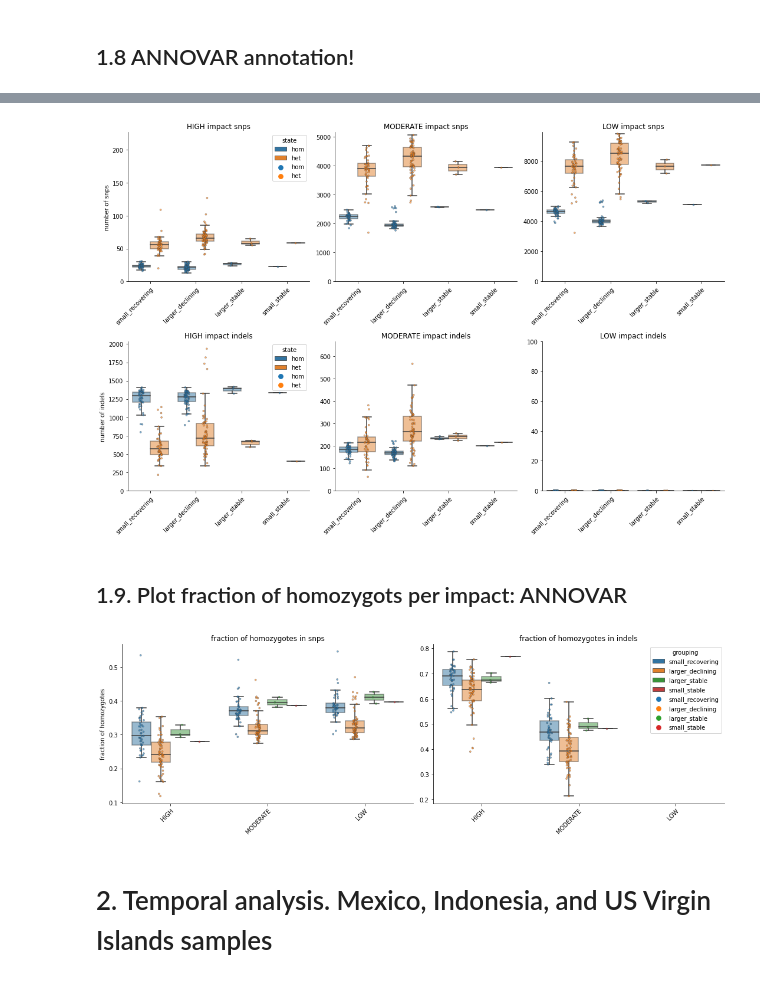
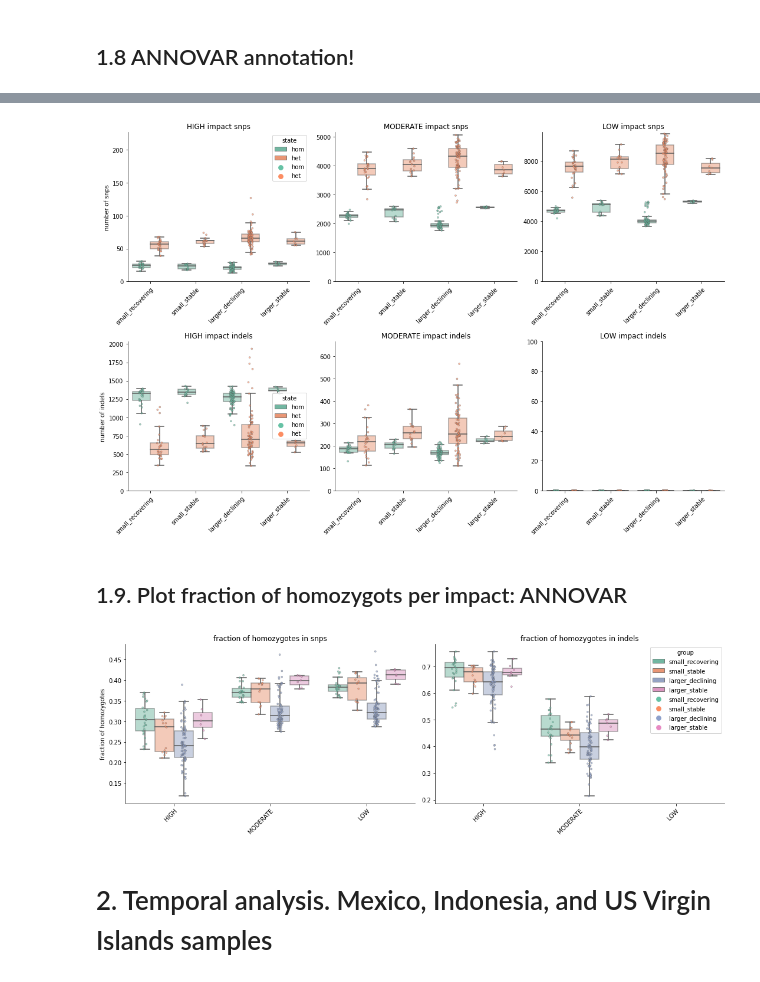
Before and after one commit to osipovarev/Leatherback_popgen, a Jupyter notebook: genetic_load_inbreeding_analysis.ipynb, the cells around one changed output, grey strips where cells are left out. Saved outputs shown, nothing was run; the diff lists cells and outputs as text; code cells hidden in the pictures.

```diff
--- a/genetic_load_inbreeding_analysis.ipynb
+++ b/genetic_load_inbreeding_analysis.ipynb
@@ -262,7 +262,7 @@ states = ['hom', 'het']
 state = 'hom'
 
 variant = 'indels'
-df_var = df_all[df_all['variant'] ==  variant]
+df_var = df_all
 c_all = '#fee0d2'
 c_var = '#de2d26'
 
@@ -272,8 +272,8 @@ fig, axes = plt.subplots(1, 3, figsize = (15, 5))
 for i in range(len(impacts)):
     axi = axes[i]
     impact = impacts[i]
-    dfi = df_var[(df_var['impact'] == impact) & (df_var['state'] == state)]
-    dfi_var = df_var[(df_var['impact'] == impact) & (df_var['state'] == state)]
+    dfi = df_var[(df_var['impact'] == impact) & (df_var['variant'] == var)]
+    dfi_var = df_var[(df_var['impact'] == impact) & (df_var['variant'] == var)]
 
     sns.barplot(ax=axi, data=dfi, x='country', y='number', color=c_all, errwidth=1, capsize=0.2)
     sns.barplot(ax=axi, data=dfi_var, x='country', y='number', color=c_var, errwidth=1, capsize=0.2)
@@ -311,6 +311,7 @@ for i in range(len(impacts)):
         impact = impacts[i]
         variant = variants[j]
         dfi = df_all[(df_all['variant'] ==  variant) & (df_all['impact'] ==  impact)]
+        dfi = dfi[dfi['group'] != 'exclude']
 
 #         sns.boxplot(ax=axi, data=dfi, x='country', y='number', hue='state', order=countries_order,
 #                     showfliers=False, boxprops=dict(alpha=0.5))
@@ -352,14 +353,19 @@ for j in range(len(variants)):
     axi = axes[j]
     variant = variants[j]
     dfi = df_all[(df_all['variant'] == variant) & (df_all['state'] == state) & (df_all['impact'].isin(impacts))]
+    dfi = dfi[dfi['group'] != 'exclude']
 
 #     sns.boxplot(ax=axi, data=dfi, x='country', y='fraction', hue='impact', order=countries_order,
 #                 showfliers=False, boxprops=dict(alpha=0.5))
 #     sns.stripplot(ax=axi, data=dfi, x='country', y='fraction', hue='impact', order=countries_order,
 #                  alpha=0.6, s=3, dodge=True, linewidth=0.5)
-    sns.boxplot(ax=axi, data=dfi, x='group', y='fraction', hue='impact',
+#     sns.boxplot(ax=axi, data=dfi, x='group', y='fraction', hue='impact',
+#                 showfliers=False, boxprops=dict(alpha=0.5))
+#     sns.stripplot(ax=axi, data=dfi, x='group', y='fraction', hue='impact',
+#                  alpha=0.6, s=3, dodge=True, linewidth=0.5)
+    sns.boxplot(ax=axi, data=dfi, x='impact', y='fraction', hue='group',
                 showfliers=False, boxprops=dict(alpha=0.5))
-    sns.stripplot(ax=axi, data=dfi, x='group', y='fraction', hue='impact',
+    sns.stripplot(ax=axi, data=dfi, x='impact', y='fraction', hue='group',
                  alpha=0.6, s=3, dodge=True, linewidth=0.5)
 
     plt.setp(axi.get_xticklabels(), rotation=45, ha="right", rotation_mode="anchor")
@@ -465,14 +471,15 @@ for i in range(len(impacts)):
         impact = impacts[i]
         variant = variants[j]
         dfi = df_all[(df_all['variant'] ==  variant) & (df_all['impact'] ==  impact)]
+        dfi = dfi[dfi['group'] != 'exclude']
 
 #         sns.boxplot(ax=axi, data=dfi, x='country', y='number', hue='state', order=countries_order,
 #                     showfliers=False, boxprops=dict(alpha=0.5))
 #         sns.stripplot(ax=axi, data=dfi, x='country', y='number', hue='state', order=countries_order,
 #                      alpha=0.6, s=3, dodge=True, linewidth=0.5)
-        sns.boxplot(ax=axi, data=dfi, x='grouping', y='number', hue='state',
+        sns.boxplot(ax=axi, data=dfi, x='group', y='number', hue='state',
                     showfliers=False, boxprops=dict(alpha=0.5))
-        sns.stripplot(ax=axi, data=dfi, x='grouping', y='number', hue='state',
+        sns.stripplot(ax=axi, data=dfi, x='group', y='number', hue='state',
                      alpha=0.6, s=3, dodge=True, linewidth=0.5)
 
 
@@ -489,7 +496,7 @@ for i in range(len(impacts)):
 sns.despine(fig=None, ax=None, left=False, bottom=False, offset=None, trim=False)
 fig.tight_layout()
 # %% [output]
-[figure, old version]
+[figure, new version]
 # %% [markdown]
 ## 1.9. Plot fraction of homozygots per impact: ANNOVAR
 # %%
@@ -501,36 +508,37 @@ variants = ['snps', 'indels']
 state = 'hom'
 
 fig, axes = plt.subplots(1, 2, figsize = (15, 5))
 pal = sns.color_palette('Set2')
 
 for j in range(len(variants)):
     axi = axes[j]
     variant = variants[j]
     dfi = df_all[(df_all['variant'] == variant) & (df_all['state'] == state) & (df_all['impact'].isin(impacts))]
+    dfi = dfi[dfi['group'] != 'exclude']
 
 #     sns.boxplot(ax=axi, data=dfi, x='country', y='fraction', hue='impact', order=countries_order,
 #                 showfliers=False, boxprops=dict(alpha=0.5))
 #     sns.stripplot(ax=axi, data=dfi, x='country', y='fraction', hue='impact', order=countries_order,
 #                  alpha=0.6, s=3, dodge=True, linewidth=0.5)
-    sns.boxplot(ax=axi, data=dfi, x='impact', y='fraction', hue='grouping',
+    sns.boxplot(ax=axi, data=dfi, x='impact', y='fraction', hue='group',
                 showfliers=False, boxprops=dict(alpha=0.5))
-    sns.stripplot(ax=axi, data=dfi, x='impact', y='fraction', hue='grouping',
+    sns.stripplot(ax=axi, data=dfi, x='impact', y='fraction', hue='group',
                  alpha=0.6, s=3, dodge=True, linewidth=0.5)
 
     plt.setp(axi.get_xticklabels(), rotation=45, ha="right", rotation_mode="anchor")
     axi.set_title('fraction of homozygotes in {}'.format(variant))
     axi.set_xlabel('')
 #     axi.set_ylim(0, 0.8)
     if j == 0:
         axi.set_ylabel('fraction of homozygotes')
         axi.get_legend().set_visible(False)
     else:
         axi.set_ylabel('')
 
 sns.despine(fig=None, ax=None, left=False, bottom=False, offset=None, trim=False)
 fig.tight_layout()
 # %% [output]
-[figure, old version]
+[figure, new version]
 # %% [markdown]
 # 2. Temporal analysis. Mexico, Indonesia, and US Virgin Islands samples
 # %% [markdown]
```
Also changed, not shown: parts of 11 cells of this notebook, 1 other file.
